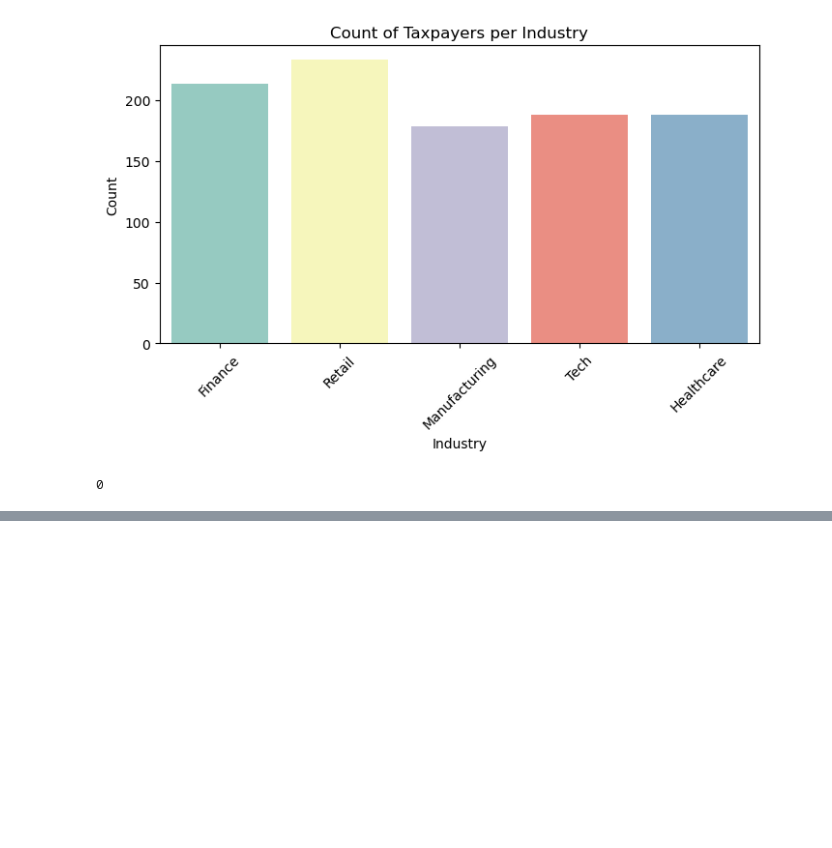
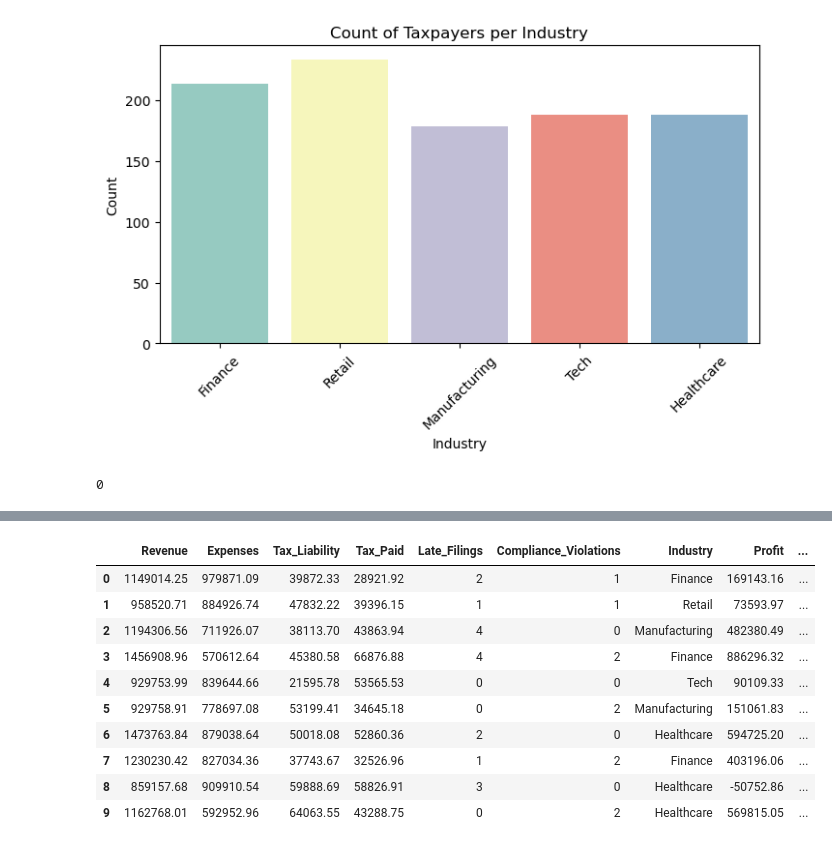
Before and after one commit to csaafrica/group5_predicting_high_risk_taxpayers_using_ML, a Jupyter notebook: notebooks/Risky_Taxpayer_Prediction_project.ipynb, the cells around one changed output, grey strips where cells are left out. Cells and saved outputs as stored; diff of their text form; code cells hidden in the pictures; blank space fills up the shorter version.

Commit message:
updates to encoding and standadization of data.

```diff
--- a/notebooks/Risky_Taxpayer_Prediction_project.ipynb
+++ b/notebooks/Risky_Taxpayer_Prediction_project.ipynb
@@ -234,0 +264,20 @@ corr_matrix.style.background_gradient(cmap="coolwarm")
+# %%
+# Encoding our risk label column using label encoder
+
+risk_encoder = LabelEncoder()
+
+data['Risk_Label'] = risk_encoder.fit_transform(data['Risk_Label'])
+
+data.head(10)
+# %% [output]
+|  | Revenue | Expenses | Tax_Liability | Tax_Paid | Late_Filings | Compliance_Violations | Industry | Profit | ... |
+| 0 | 1149014.25 | 979871.09 | 39872.33 | 28921.92 | 2 | 1 | Finance | 169143.16 | ... |
+| 1 | 958520.71 | 884926.74 | 47832.22 | 39396.15 | 1 | 1 | Retail | 73593.97 | ... |
+| 2 | 1194306.56 | 711926.07 | 38113.70 | 43863.94 | 4 | 0 | Manufacturing | 482380.49 | ... |
+| 3 | 1456908.96 | 570612.64 | 45380.58 | 66876.88 | 4 | 2 | Finance | 886296.32 | ... |
+| 4 | 929753.99 | 839644.66 | 21595.78 | 53565.53 | 0 | 0 | Tech | 90109.33 | ... |
+| 5 | 929758.91 | 778697.08 | 53199.41 | 34645.18 | 0 | 2 | Manufacturing | 151061.83 | ... |
+| 6 | 1473763.84 | 879038.64 | 50018.08 | 52860.36 | 2 | 0 | Healthcare | 594725.20 | ... |
+| 7 | 1230230.42 | 827034.36 | 37743.67 | 32526.96 | 1 | 2 | Finance | 403196.06 | ... |
+| 8 | 859157.68 | 909910.54 | 59888.69 | 58826.91 | 3 | 0 | Healthcare | -50752.86 | ... |
+| 9 | 1162768.01 | 592952.96 | 64063.55 | 43288.75 | 0 | 2 | Healthcare | 569815.05 | ... |
```
Also changed, not shown: parts of 13 cells of this notebook.
